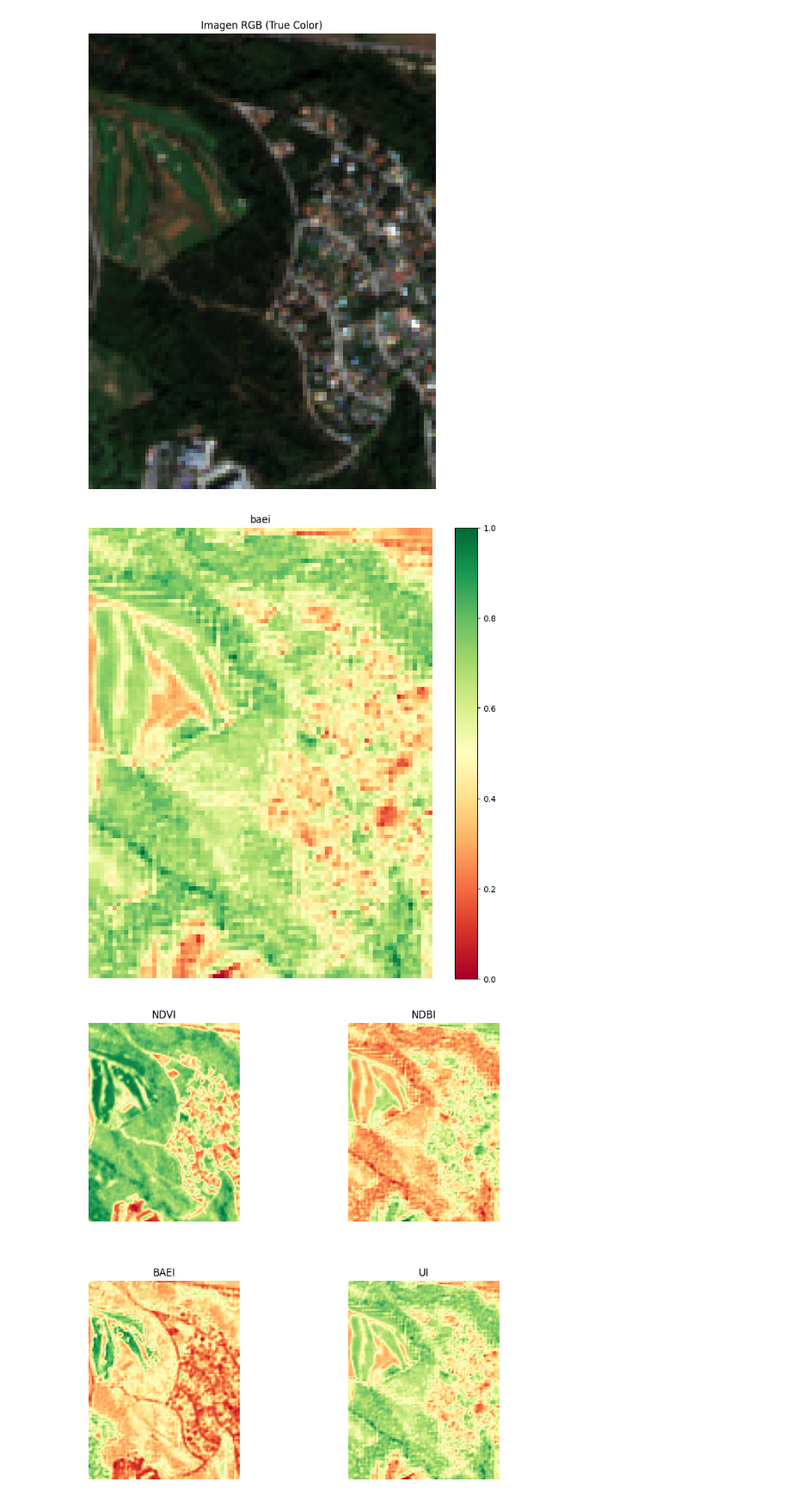
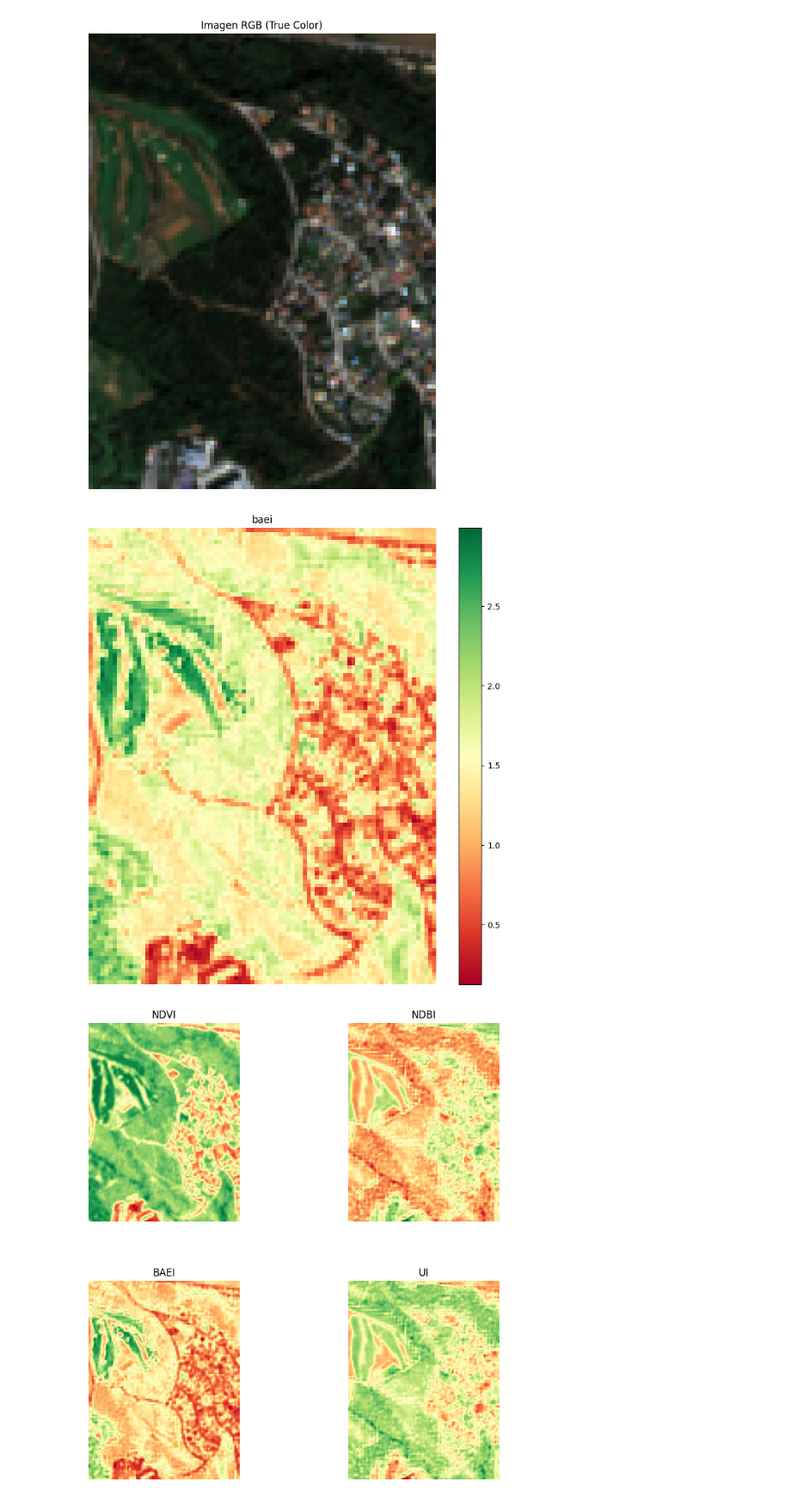
Before and after one commit to Miquel44/CASSINNI, a Jupyter notebook: Untitled2.ipynb, the cells around one changed output. Shown at 86% size. Saved outputs shown, nothing was run; the diff lists cells and outputs as text; code cells hidden in the pictures.

```diff
--- a/Untitled2.ipynb
+++ b/Untitled2.ipynb
@@ -73,13 +73,13 @@ norm_baei = normalize(baei)
 # %%
 # Visualizar la imagen RGB
 plt.figure(figsize=(10, 10))
-plt.imshow(norm_ui, cmap="RdYlGn")
+plt.imshow(norm_baei*2 + norm_ndvi, cmap="RdYlGn")
 plt.title("baei")
 plt.axis('off')
 plt.colorbar()
 plt.show()
 # %% [output]
-[figure, old version]
+[figure, new version]
 # %%
 fig, axs = plt.subplots(2, 2, figsize=(10, 10))
 
```
Also changed, not shown: parts of 12 cells of this notebook.
